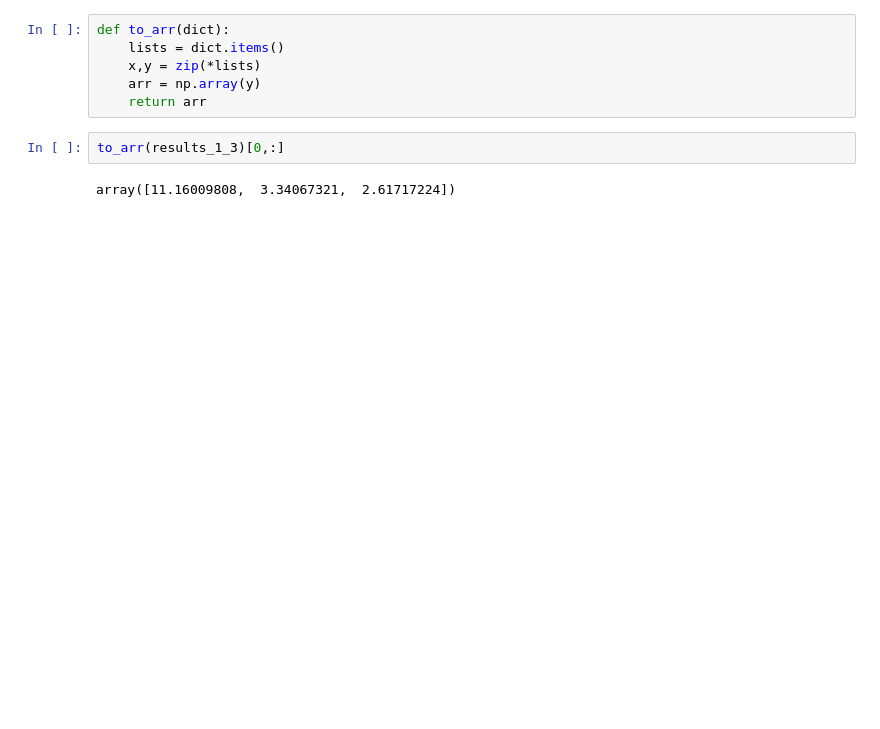
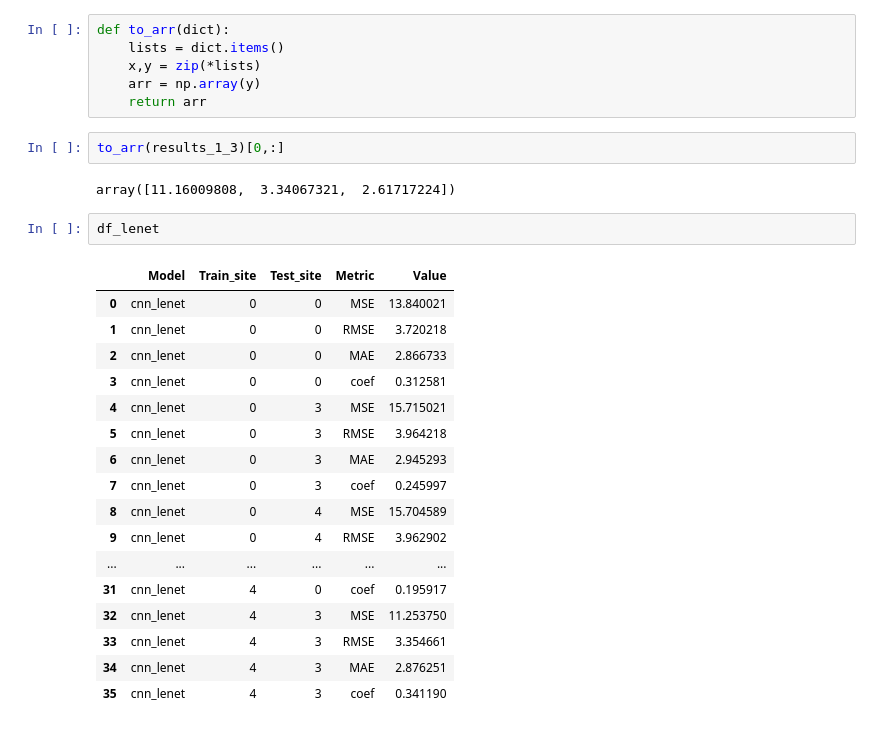
Before and after one commit to arokem/afq-deep-learning, a Jupyter notebook: notebooks/2022-3-9-cross-site-generalization_1.ipynb, the cells around one changed output. Cells and saved outputs as stored; diff of their text form; blank space fills up the shorter version.

```diff
--- a/notebooks/2022-3-9-cross-site-generalization_1.ipynb
+++ b/notebooks/2022-3-9-cross-site-generalization_1.ipynb
@@ -220,3 +456,23 @@ def to_arr(dict):
 to_arr(results_1_3)[0,:]
 # %% [output]
 array([11.16009808,  3.34067321,  2.61717224])
+# %%
+df_lenet
+# %% [output]
+|  | Model | Train_site | Test_site | Metric | Value |
+| 0 | cnn_lenet | 0 | 0 | MSE | 13.840021 |
+| 1 | cnn_lenet | 0 | 0 | RMSE | 3.720218 |
+| 2 | cnn_lenet | 0 | 0 | MAE | 2.866733 |
+| 3 | cnn_lenet | 0 | 0 | coef | 0.312581 |
+| 4 | cnn_lenet | 0 | 3 | MSE | 15.715021 |
+| 5 | cnn_lenet | 0 | 3 | RMSE | 3.964218 |
+| 6 | cnn_lenet | 0 | 3 | MAE | 2.945293 |
+| 7 | cnn_lenet | 0 | 3 | coef | 0.245997 |
+| 8 | cnn_lenet | 0 | 4 | MSE | 15.704589 |
+| 9 | cnn_lenet | 0 | 4 | RMSE | 3.962902 |
+| ... | ... | ... | ... | ... | ... |
+| 31 | cnn_lenet | 4 | 0 | coef | 0.195917 |
+| 32 | cnn_lenet | 4 | 3 | MSE | 11.253750 |
+| 33 | cnn_lenet | 4 | 3 | RMSE | 3.354661 |
+| 34 | cnn_lenet | 4 | 3 | MAE | 2.876251 |
+| 35 | cnn_lenet | 4 | 3 | coef | 0.341190 |
```
Also changed, not shown: parts of 36 cells of this notebook.
